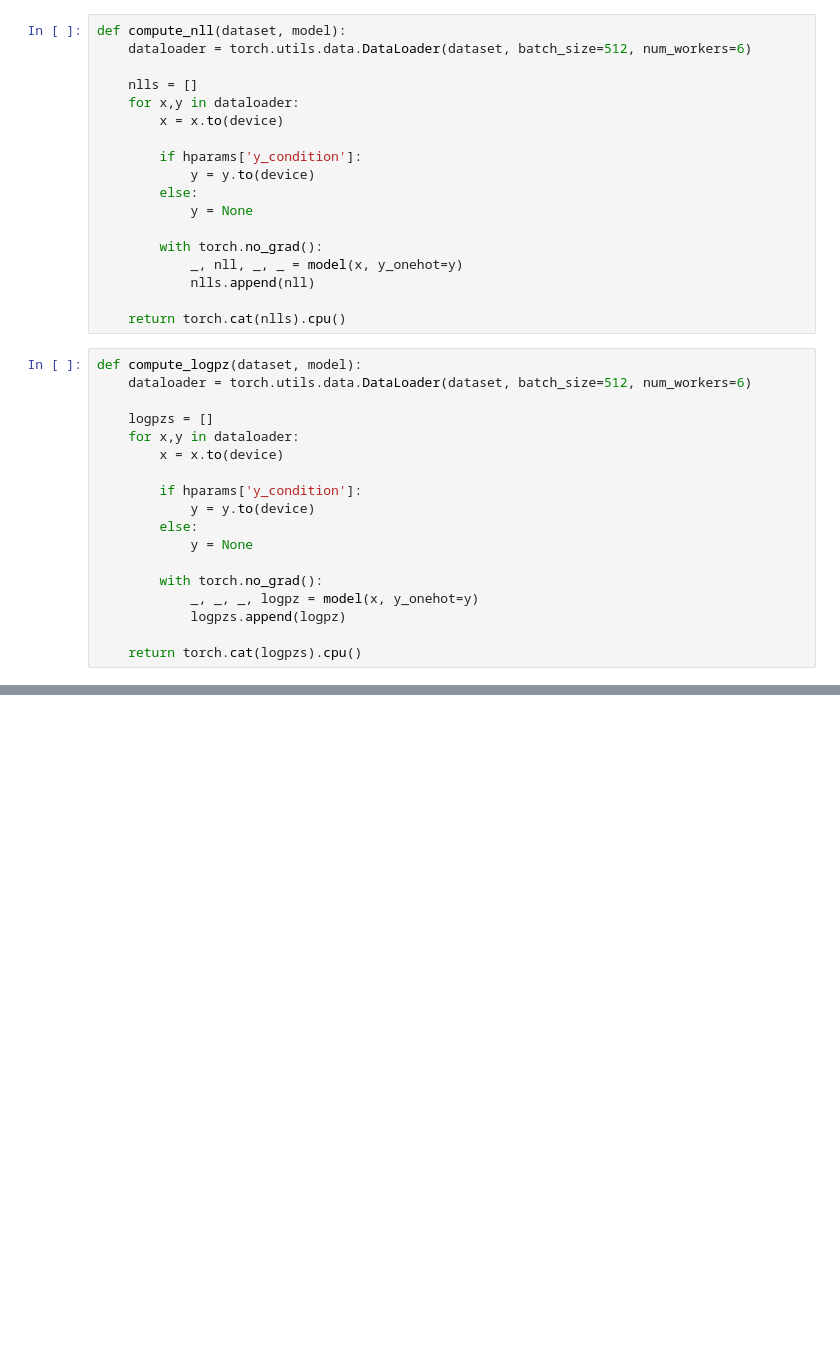
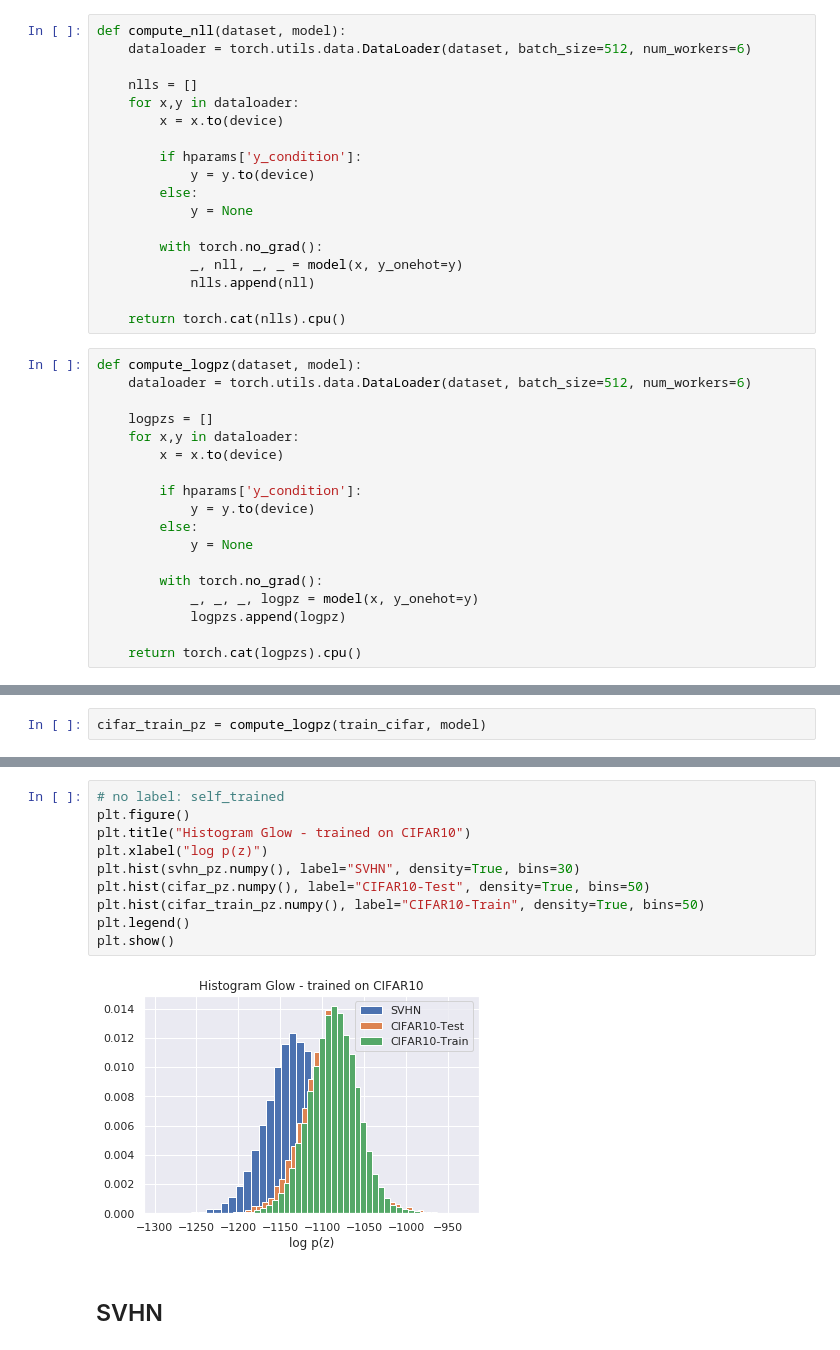
Before and after one commit to yjhuangcd/Glow-PyTorch, a Jupyter notebook: OoD_glow.ipynb, the cells around one changed output, grey strips where cells are left out. Cells and saved outputs as stored; diff of their text form; blank space fills up the shorter version.

```diff
--- a/OoD_glow.ipynb
+++ b/OoD_glow.ipynb
@@ -95,3 +191,5 @@ SVHN log p(z) tensor(-1081.9742)
+# %%
+cifar_train_pz = compute_logpz(train_cifar, model)
 # %%
 plt.figure()
 plt.title("Histogram Glow - trained on CIFAR10")
@@ -114,0 +215,14 @@ plt.show()
+# %%
+# no label: self_trained
+plt.figure()
+plt.title("Histogram Glow - trained on CIFAR10")
+plt.xlabel("log p(z)")
+plt.hist(svhn_pz.numpy(), label="SVHN", density=True, bins=30)
+plt.hist(cifar_pz.numpy(), label="CIFAR10-Test", density=True, bins=50)
+plt.hist(cifar_train_pz.numpy(), label="CIFAR10-Train", density=True, bins=50)
+plt.legend()
+plt.show()
+# %% [output]
+[figure, added]
+# %% [markdown]
+## SVHN
```
Also changed, not shown: parts of 15 cells of this notebook, 4 other files.
